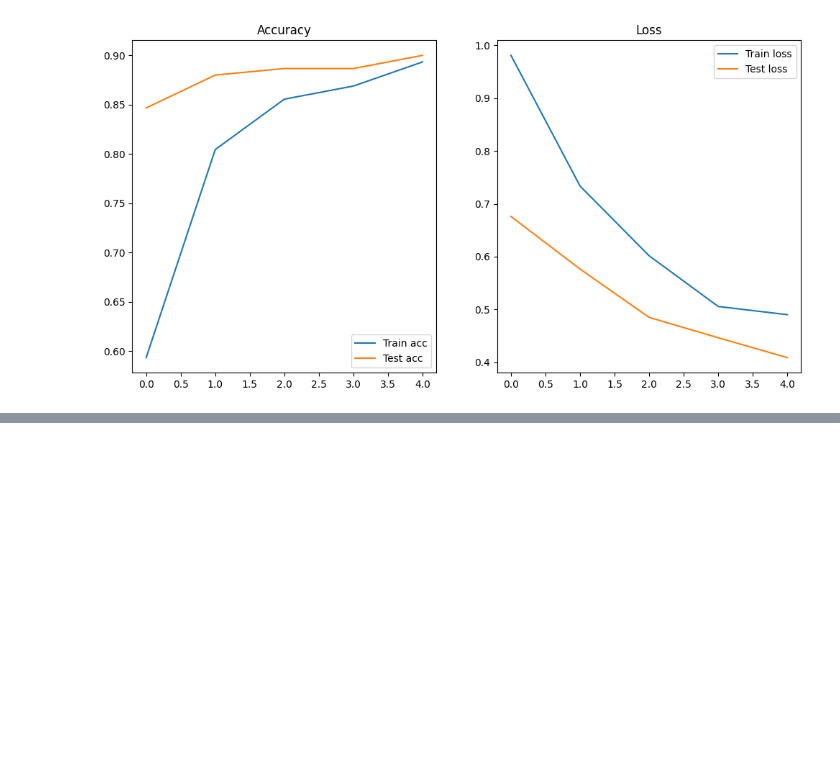
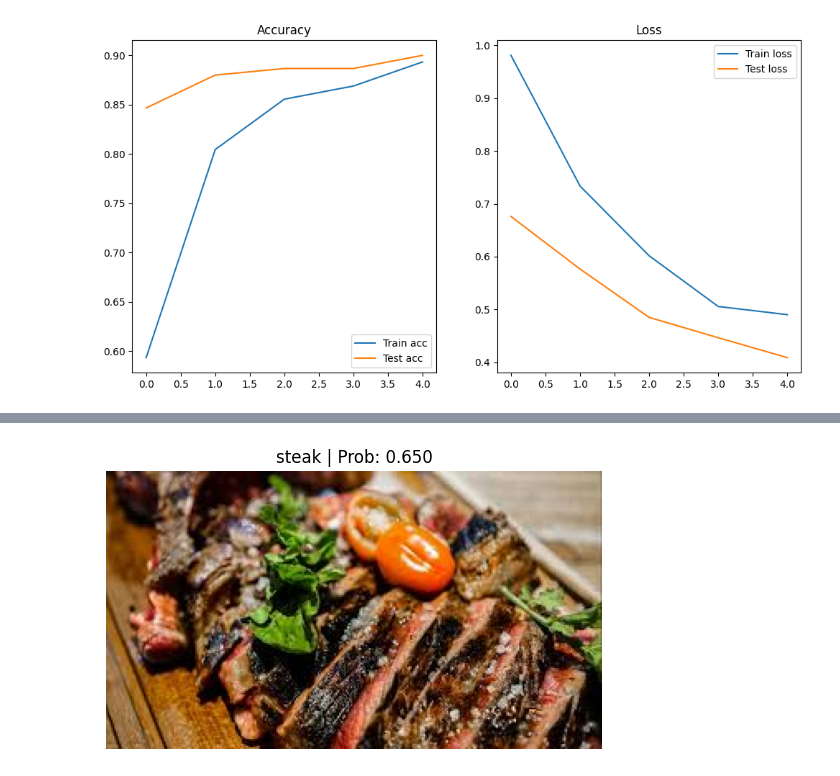
Before and after one commit to zildjianvitoo/pytorch-db, a Jupyter notebook: going-modular-tf-learning/183-tf-learning.ipynb, the cells around one changed output, grey strips where cells are left out. Saved outputs shown, nothing was run; the diff lists cells and outputs as text; code cells hidden in the pictures; blank space fills up the shorter version.

```diff
--- a/going-modular-tf-learning/183-tf-learning.ipynb
+++ b/going-modular-tf-learning/183-tf-learning.ipynb
@@ -307,0 +346,10 @@ plot_results(results_train_longer)
+# %%
+plot_and_pred_image(
+        model=model,
+        image_path=Path("data/steak.jpg"),
+        image_size=(224, 224),
+        class_names=class_names,
+        transforms=auto_transforms,
+    )
+# %% [output]
+[figure, added]
```
Also changed, not shown: parts of 4 cells of this notebook, 1 other file.
